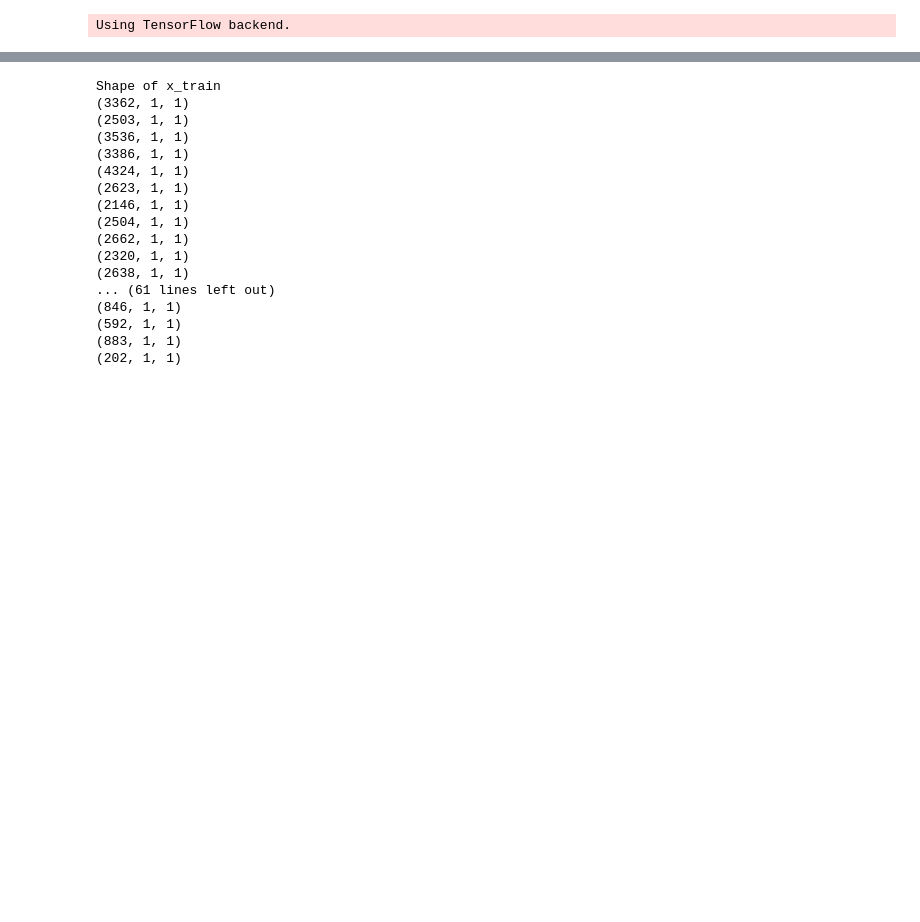
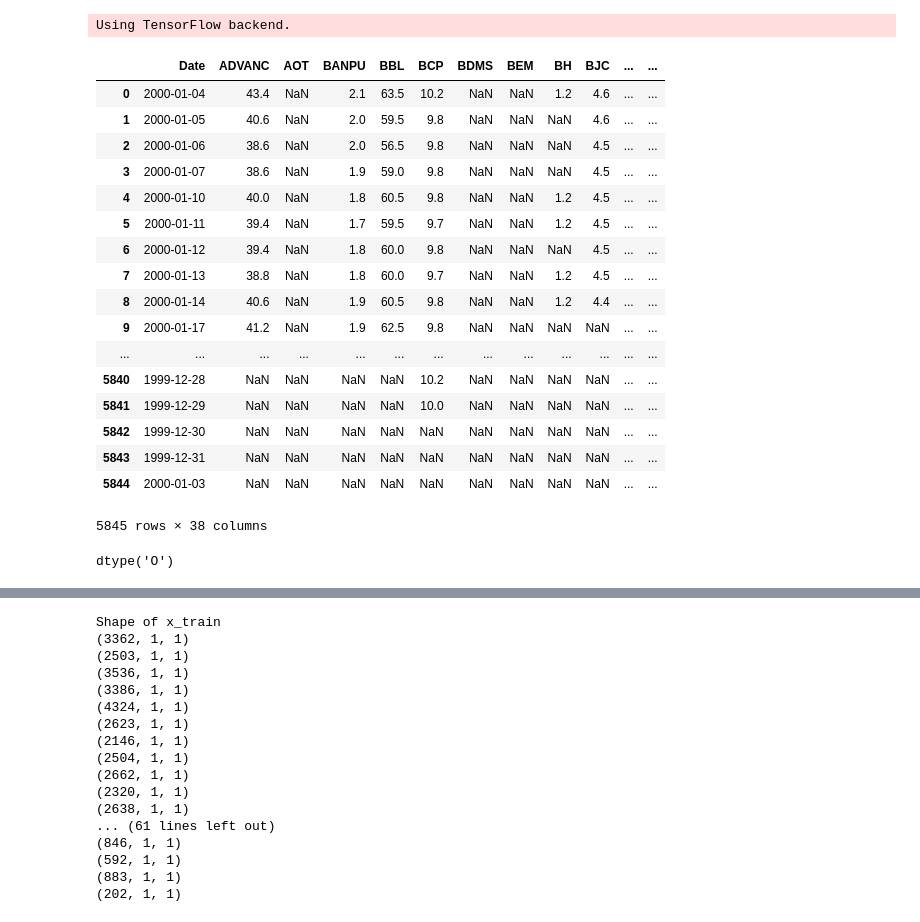
Before and after one commit to Shinnawat19/SeniorProject, a Jupyter notebook: Stock_LSTM/StockLSTM_Multiple.ipynb, the cells around one changed output, grey strips where cells are left out. Drawn from its saved outputs; the diff is of its cells as text; code cells hidden in the pictures; blank space fills up the shorter version.

```diff
--- a/Stock_LSTM/StockLSTM_Multiple.ipynb
+++ b/Stock_LSTM/StockLSTM_Multiple.ipynb
@@ -31,5 +32,4 @@ def new_dataset(dataset, step_size):
 # %%
 path =r'C:\Users\asus\Desktop\Stock_LSTM\SET50'
 allFiles = glob.glob(path + "/*.csv")
-allName = os.listdir(path)
-d = {os.path.basename(f).split('.')[0]:pd.read_csv(f,usecols=[4]).dropna().reset_index(drop=True).round(1) for f in allFiles if "" in f}
+frames = [pd.read_csv(f,usecols=[0,4] ,index_col="Date" , parse_dates=True).round(1) for f in allFiles if "" in f]
@@ -35,0 +41,29 @@ d = {os.path.basename(f).split('.')[0]:pd.read_csv(f,usecols=[4]).dropna().reset
+# %%
+df = frames[0]
+for df_ in frames[1:]:
+    df = df.merge(df_, how = 'outer')
+# %%
+df
+# %% [output]
+|  | Date | ADVANC | AOT | BANPU | BBL | BCP | BDMS | BEM | BH | BJC | ... | ... |
+| 0 | 2000-01-04 | 43.4 | NaN | 2.1 | 63.5 | 10.2 | NaN | NaN | 1.2 | 4.6 | ... | ... |
+| 1 | 2000-01-05 | 40.6 | NaN | 2.0 | 59.5 | 9.8 | NaN | NaN | NaN | 4.6 | ... | ... |
+| 2 | 2000-01-06 | 38.6 | NaN | 2.0 | 56.5 | 9.8 | NaN | NaN | NaN | 4.5 | ... | ... |
+| 3 | 2000-01-07 | 38.6 | NaN | 1.9 | 59.0 | 9.8 | NaN | NaN | NaN | 4.5 | ... | ... |
+| 4 | 2000-01-10 | 40.0 | NaN | 1.8 | 60.5 | 9.8 | NaN | NaN | 1.2 | 4.5 | ... | ... |
+| 5 | 2000-01-11 | 39.4 | NaN | 1.7 | 59.5 | 9.7 | NaN | NaN | 1.2 | 4.5 | ... | ... |
+| 6 | 2000-01-12 | 39.4 | NaN | 1.8 | 60.0 | 9.8 | NaN | NaN | NaN | 4.5 | ... | ... |
+| 7 | 2000-01-13 | 38.8 | NaN | 1.8 | 60.0 | 9.7 | NaN | NaN | 1.2 | 4.5 | ... | ... |
+| 8 | 2000-01-14 | 40.6 | NaN | 1.9 | 60.5 | 9.8 | NaN | NaN | 1.2 | 4.4 | ... | ... |
+| 9 | 2000-01-17 | 41.2 | NaN | 1.9 | 62.5 | 9.8 | NaN | NaN | NaN | NaN | ... | ... |
+| ... | ... | ... | ... | ... | ... | ... | ... | ... | ... | ... | ... | ... |
+| 5840 | 1999-12-28 | NaN | NaN | NaN | NaN | 10.2 | NaN | NaN | NaN | NaN | ... | ... |
+| 5841 | 1999-12-29 | NaN | NaN | NaN | NaN | 10.0 | NaN | NaN | NaN | NaN | ... | ... |
+| 5842 | 1999-12-30 | NaN | NaN | NaN | NaN | NaN | NaN | NaN | NaN | NaN | ... | ... |
+| 5843 | 1999-12-31 | NaN | NaN | NaN | NaN | NaN | NaN | NaN | NaN | NaN | ... | ... |
+| 5844 | 2000-01-03 | NaN | NaN | NaN | NaN | NaN | NaN | NaN | NaN | NaN | ... | ... |
+5845 rows × 38 columns
+# %%
+df['Date'].dtype
+# %% [output]
+dtype('O')
```
Also changed, not shown: parts of 19 cells of this notebook, 2 other files.
